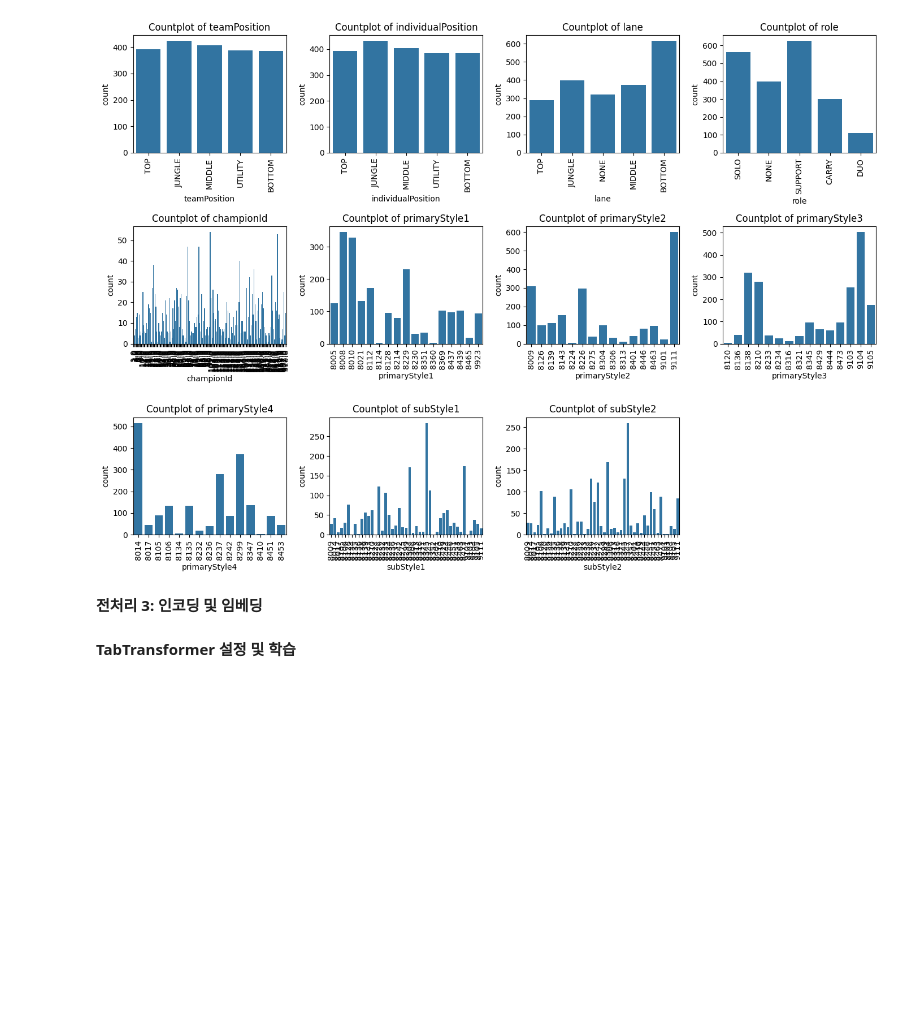
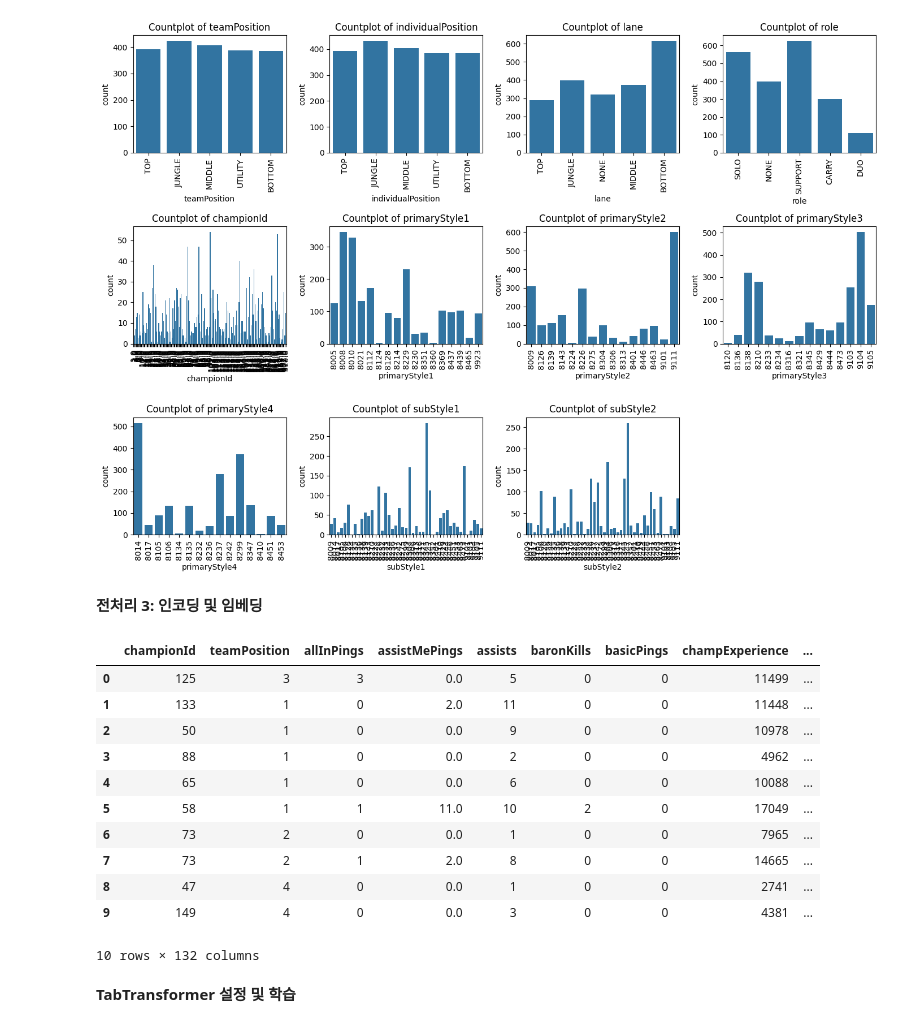
Before and after one commit to YoungHyeon1/Lab-scale, a Jupyter notebook: TabTF/TabTransformer.ipynb, the cells around one changed output. Saved outputs shown, nothing was run; the diff lists cells and outputs as text; code cells hidden in the pictures; blank space fills up the shorter version.

```diff
--- a/TabTF/TabTransformer.ipynb
+++ b/TabTF/TabTransformer.ipynb
@@ -180,10 +180,30 @@ plt.show()
 # %%
 # 범주형 데이터 인코딩
 from sklearn.preprocessing import LabelEncoder
+import pickle
 
 label_encoders = {feature: LabelEncoder() for feature in categorical_columns}
 for feature in categorical_columns:
     data[feature] = label_encoders[feature].fit_transform(data[feature])
+
+for feature, encoder in label_encoders.items():
+    with open(f'Label_pkl/label_encoder_{feature}.pkl', 'wb') as f:
+        pickle.dump(encoder, f)
+
+data.head(10)
+# %% [output]
+|  | championId | teamPosition | allInPings | assistMePings | assists | baronKills | basicPings | champExperience | ... |
+| 0 | 125 | 3 | 3 | 0.0 | 5 | 0 | 0 | 11499 | ... |
+| 1 | 133 | 1 | 0 | 2.0 | 11 | 0 | 0 | 11448 | ... |
+| 2 | 50 | 1 | 0 | 0.0 | 9 | 0 | 0 | 10978 | ... |
+| 3 | 88 | 1 | 0 | 0.0 | 2 | 0 | 0 | 4962 | ... |
+| 4 | 65 | 1 | 0 | 0.0 | 6 | 0 | 0 | 10088 | ... |
+| 5 | 58 | 1 | 1 | 11.0 | 10 | 2 | 0 | 17049 | ... |
+| 6 | 73 | 2 | 0 | 0.0 | 1 | 0 | 0 | 7965 | ... |
+| 7 | 73 | 2 | 1 | 2.0 | 8 | 0 | 0 | 14665 | ... |
+| 8 | 47 | 4 | 0 | 0.0 | 1 | 0 | 0 | 2741 | ... |
+| 9 | 149 | 4 | 0 | 0.0 | 3 | 0 | 0 | 4381 | ... |
+10 rows × 132 columns
 # %% [markdown]
 **TabTransformer 설정 및 학습**
 # %%
```
Also changed, not shown: parts of 7 cells of this notebook, 12 other files.
